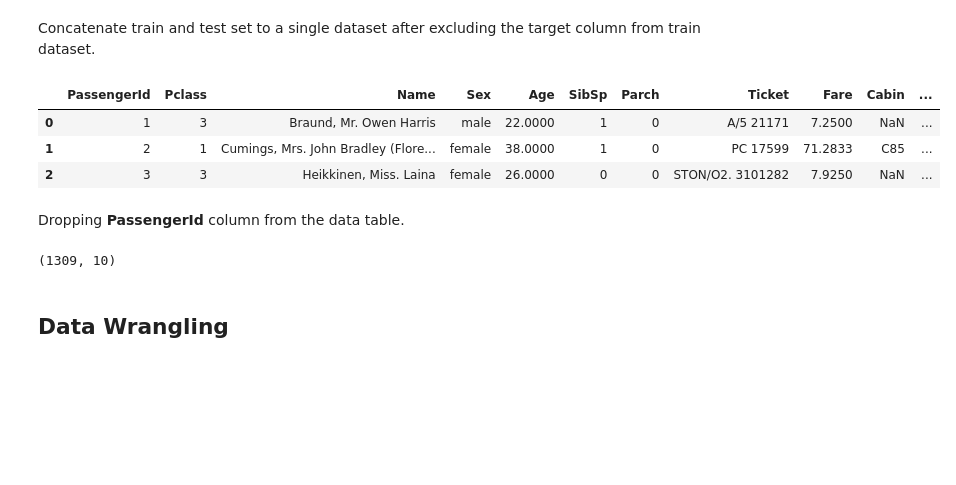
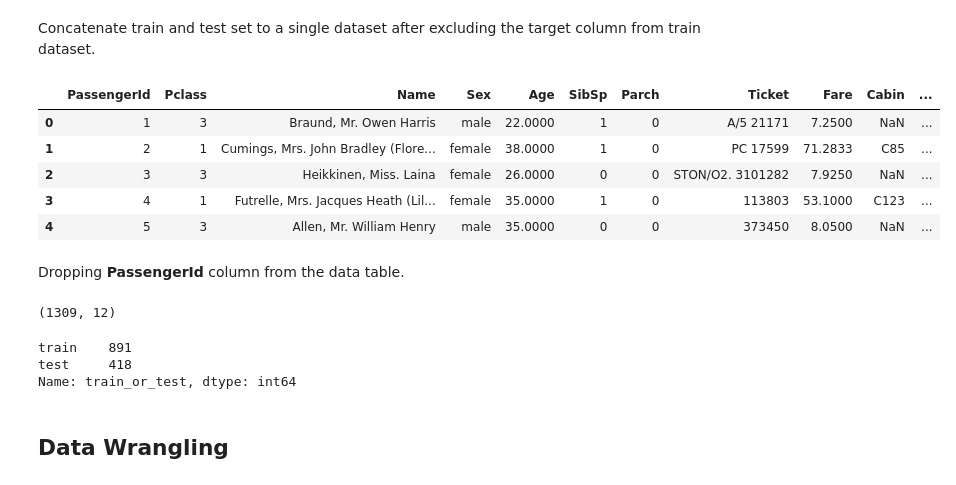
Before and after one commit to jeswingeorge/Data-Analysis---Titanic-survival, a Jupyter notebook: 2.Titanic_data_EDA.ipynb, the cells around one changed output. Cells and saved outputs as stored; diff of their text form; code cells hidden in the pictures; blank space fills up the shorter version.

```diff
--- a/2.Titanic_data_EDA.ipynb
+++ b/2.Titanic_data_EDA.ipynb
@@ -38,24 +44,36 @@ train.head()
 | 2 | 3 | 1 | 3 | Heikkinen, Miss. Laina | female | 26.0000 | 0 | 0 | STON/O2. 3101282 | 7.9250 | ... |
 | 3 | 4 | 1 | 1 | Futrelle, Mrs. Jacques Heath (Lil... | female | 35.0000 | 1 | 0 | 113803 | 53.1000 | ... |
 | 4 | 5 | 0 | 3 | Allen, Mr. William Henry | male | 35.0000 | 0 | 0 | 373450 | 8.0500 | ... |
+# %%
+train.loc[:,'train_or_test'] = 'train'
+test.loc[:,'train_or_test'] = 'test'
+test.loc[:,'Survived'] = np.nan
 # %% [markdown]
 Concatenate train and test set to a single dataset after excluding the target column from train dataset.
 # %%
-data = pd.concat([train.loc[:,train.columns!='Survived'], test])
-data.head(3)
+data = pd.concat([train.loc[:,train.columns != 'Survived'], test], ignore_index = True)
+data.head(5)
 # %% [output]
 |  | PassengerId | Pclass | Name | Sex | Age | SibSp | Parch | Ticket | Fare | Cabin | ... |
 | 0 | 1 | 3 | Braund, Mr. Owen Harris | male | 22.0000 | 1 | 0 | A/5 21171 | 7.2500 | NaN | ... |
 | 1 | 2 | 1 | Cumings, Mrs. John Bradley (Flore... | female | 38.0000 | 1 | 0 | PC 17599 | 71.2833 | C85 | ... |
 | 2 | 3 | 3 | Heikkinen, Miss. Laina | female | 26.0000 | 0 | 0 | STON/O2. 3101282 | 7.9250 | NaN | ... |
+| 3 | 4 | 1 | Futrelle, Mrs. Jacques Heath (Lil... | female | 35.0000 | 1 | 0 | 113803 | 53.1000 | C123 | ... |
+| 4 | 5 | 3 | Allen, Mr. William Henry | male | 35.0000 | 0 | 0 | 373450 | 8.0500 | NaN | ... |
 # %% [markdown]
 Dropping __PassengerId__ column from the data table.
 # %%
 data.drop(columns = ['PassengerId'], inplace = True)
-train.drop(columns = ['PassengerId'], inplace = True)
+# train.drop(columns = ['PassengerId'], inplace = True)
 data.shape
 # %% [output]
-(1309, 10)
+(1309, 12)
+# %%
+data['train_or_test'].value_counts()
+# %% [output]
+train    891
+test     418
+Name: train_or_test, dtype: int64
 # %% [markdown]
 ## Data Wrangling
 # %%
```
Also changed, not shown: parts of 131 cells of this notebook, 10 other files.
